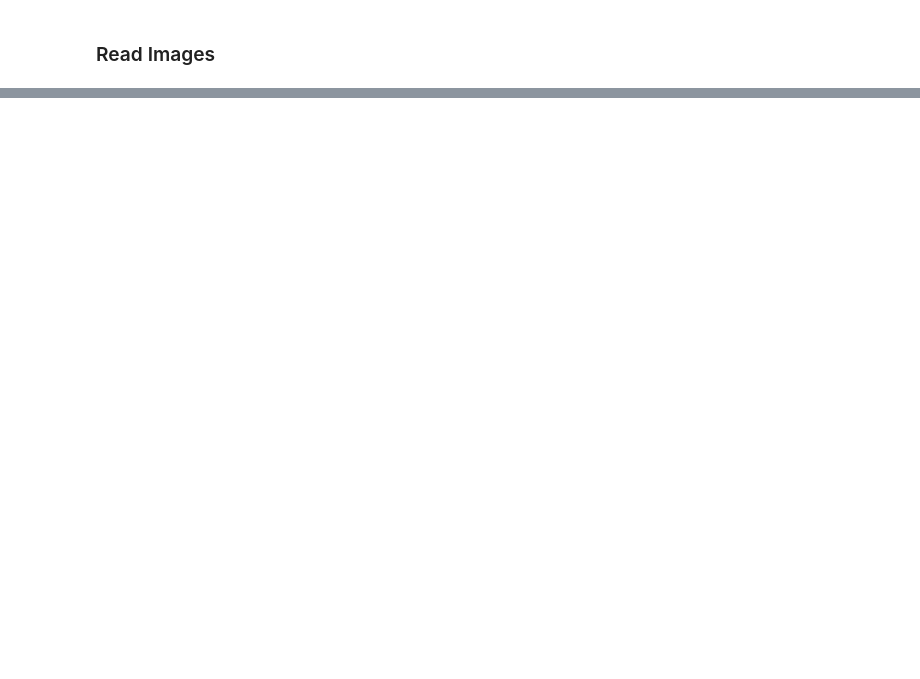
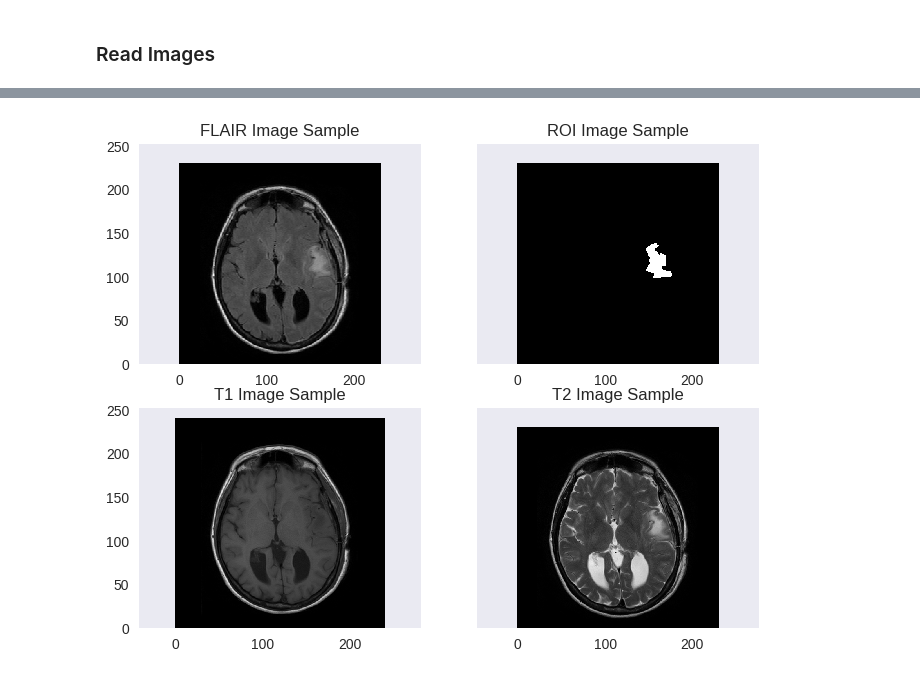
Before and after one commit to sidijju/FastMRI, a Jupyter notebook: FastMRI.ipynb, the cells around one changed output, grey strips where cells are left out. Saved outputs shown, nothing was run; the diff lists cells and outputs as text; code cells hidden in the pictures; blank space fills up the shorter version.

```diff
--- a/FastMRI.ipynb
+++ b/FastMRI.ipynb
@@ -168,0 +163,4 @@ plt.show()
+# %%
+plotSlice(11)
+# %% [output]
+[figure, added]
```
Also changed, not shown: parts of 8 cells of this notebook.
